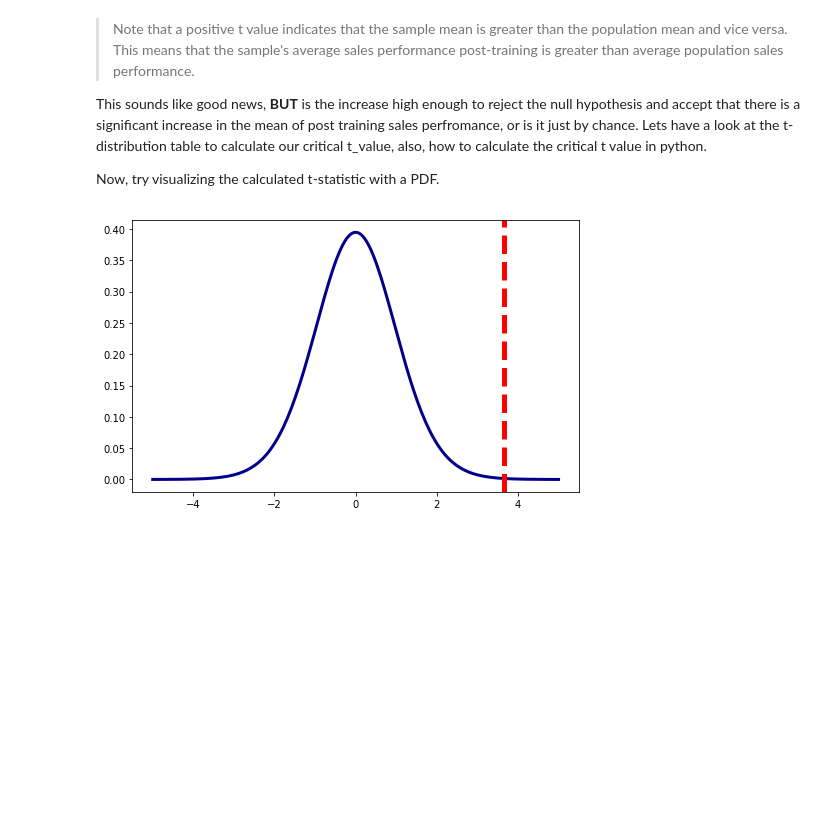
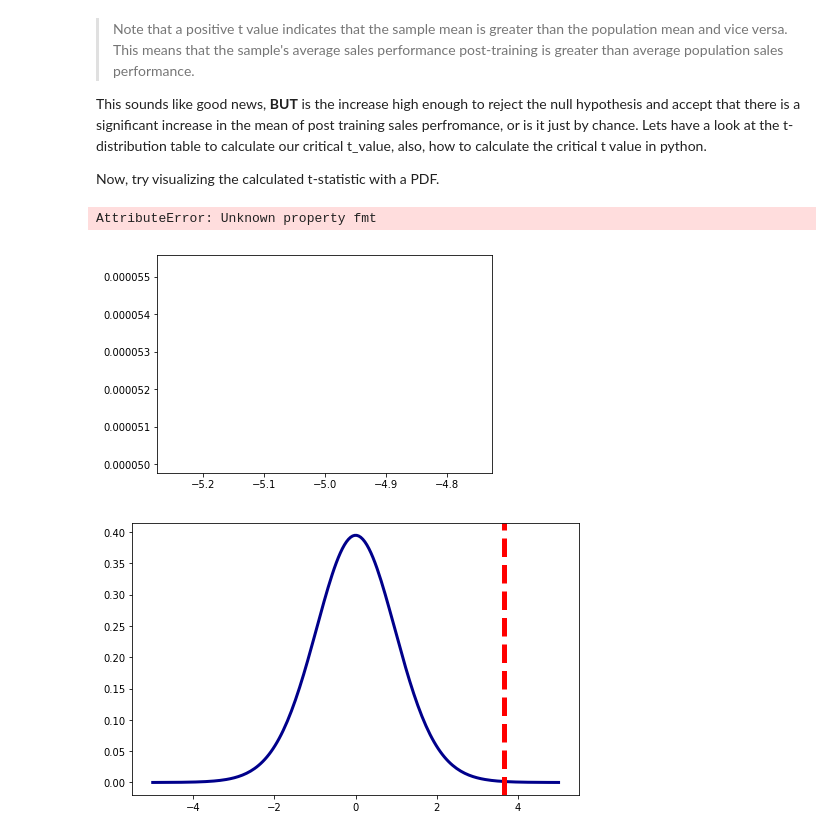
Before and after one commit to kayschulz/dsc-2-20-08-1-sample-t-tests-lab-seattle-ds-career-040119, a Jupyter notebook: index.ipynb, the cells around one changed output. Saved outputs shown, nothing was run; the diff lists cells and outputs as text; code cells hidden in the pictures; blank space fills up the shorter version.

```diff
--- a/index.ipynb
+++ b/index.ipynb
@@ -224,19 +224,22 @@ Now, try visualizing the calculated t-statistic with a PDF.
 # %%
 # generate points on the x axis between -5 and 5:
 xs = np.linspace(-5, 5, 1)
 # use stats.t.pdf to get values on the probability density function for the t-distribution
 # the second argument is the degrees of freedom
 ys = stats.t.pdf(xs, df)
 # initialize a matplotlib "figure"
 fig = plt.figure()
 
 # get the current "axis" out of the figure
 ax = plt.axes()
 
 # plot the lines using matplotlib's plot function:
 plt.plot(xs, ys, color='blue')
-plt.vlines(t, ymin=0, ymax=0.5, fmt='- ')
+plt.vlines(t, ymin=0, ymax=0.5, linestyles='')
 # plot a vertical line for our measured difference in rates t-statistic
+# %% [output]
+AttributeError: Unknown property fmt
+[figure, added]
 # %%
 # %% [output]
 [figure]
```
